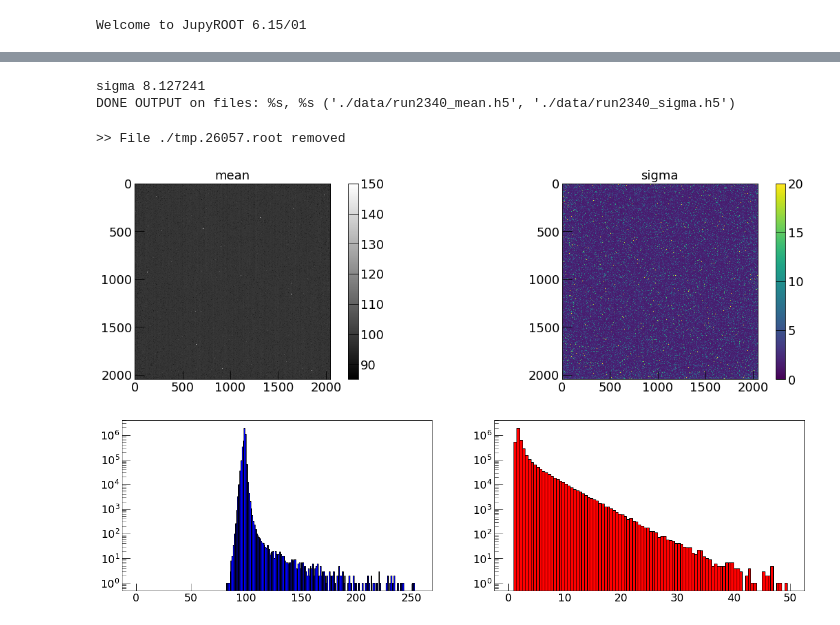
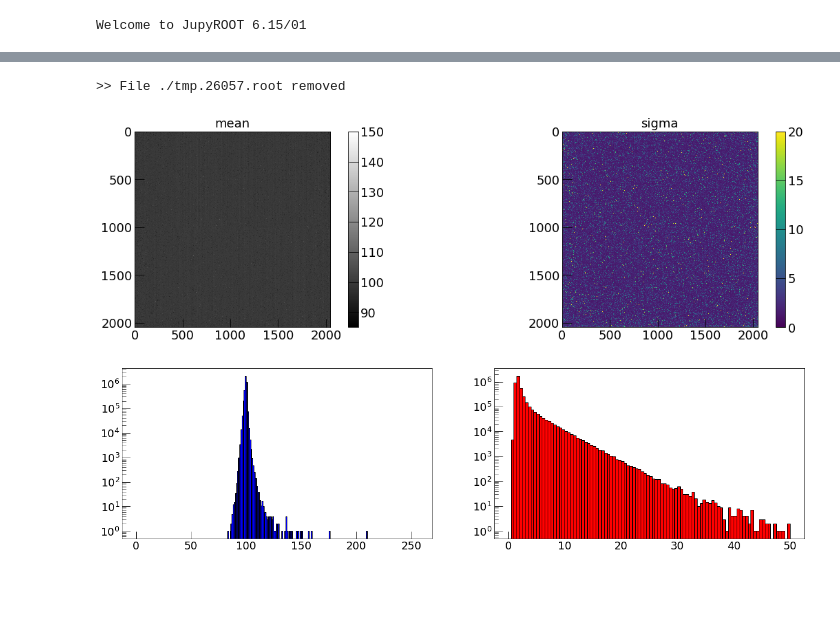
Before and after one commit to gmazzitelli/cygno, a Jupyter notebook: runs-pedestals_root.ipynb, the cells around one changed output, grey strips where cells are left out. Cells and saved outputs as stored; diff of their text form; code cells hidden in the pictures; blank space fills up the shorter version.

```diff
--- a/runs-pedestals_root.ipynb
+++ b/runs-pedestals_root.ipynb
@@ -35,7 +35,7 @@ ROOT.gROOT.SetBatch(True)
 Welcome to JupyROOT 6.15/01
 # %%
 dataSelection = 'LAB'
-runI = [2340]
+runI = [2356]
 start_image_to_read = 0
 max_image_to_read = 0
 for nRi in range(0,len(runI)):
@@ -181,15 +102,3 @@ NameError: name 'runI' is not defined
-# %%
-runI = [2340]
-nRi = 0
-print ("sigma %f" % (s_image[200,200]))
-fileoutm = ("./data/run%d_mean.h5" % (runI[nRi]))
-cy.write_image_h5(fileoutm, m_image)
-fileouts = ("./data/run%d_sigma.h5" % (runI[nRi]))
-cy.write_image_h5(fileouts, s_image)
-print("DONE OUTPUT on files: %s, %s", (fileoutm, fileouts))
-# %% [output]
-sigma 8.127241
-DONE OUTPUT on files: %s, %s ('./data/run2340_mean.h5', './data/run2340_sigma.h5')
 # %%
 if not cy.rm_file(tmp_file):
         print (">> File "+tmp_file+" removed")
@@ -197,34 +106,34 @@ if not cy.rm_file(tmp_file):
 >> File ./tmp.26057.root removed
 # %%
 cy.set_atlas_style('long')
-run = 2340
+run = 1748# 2340
 try:
     fileoutm = ("./data/run%d_mean.h5" % (run))
     imagem = cy.read_image_h5(fileoutm)
 except:
     print ("No file for run %s, run script runs-pedestals.ipynb" % run)
 try:
     fileouts = ("./data/run%d_sigma.h5" % (run))
     images = cy.read_image_h5(fileouts)
 except:
     print ("No file for run %s, run script runs-pedestals.ipynb" % run)
 
 
 fig, ax = plt.subplots(1,2)
 im = ax[0].imshow(imagem, cmap="gray", vmin=85,vmax=150)
 fig.colorbar(im, ax=ax[0])
 ax[0].set_title("mean")
 ax[1].set_title("sigma")
 im = ax[1].imshow(images, vmin=0,vmax=20)
 fig.colorbar(im, ax=ax[1])
 plt.show()
 fig, ax = plt.subplots(1,2)
 ax[0].hist(imagem.ravel(), bins=256, range=(0.0, 256.0), fc='b', ec='k')
 ax[1].hist(images.ravel(), bins=100, range=(0.0, 50.0), fc='r', ec='k')
 ax[0].set_yscale("log")
 ax[1].set_yscale("log")
 
 plt.show()
 # %% [output]
 [figure]
-[figure, old version]
+[figure, new version]
```
Also changed, not shown: parts of 2 cells of this notebook, 15 other files.
